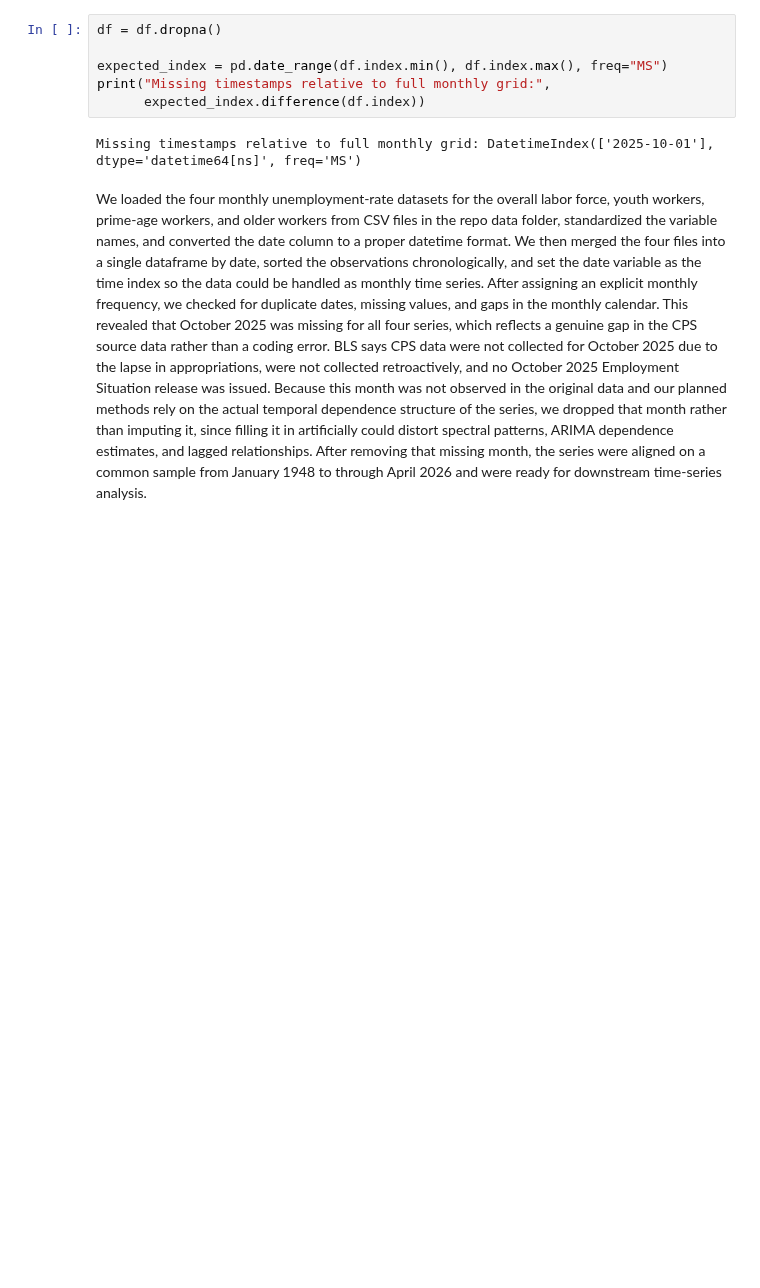
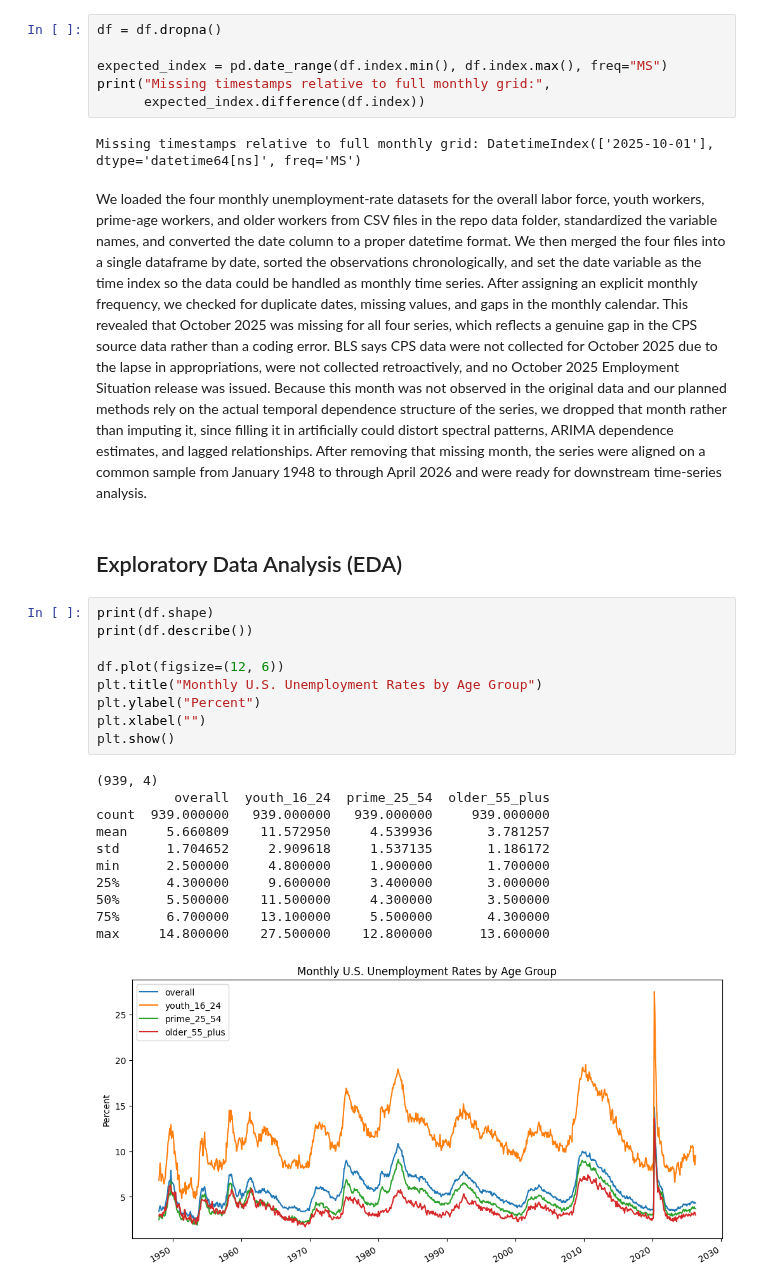
Before and after one commit to grantzhou23/STAT-248-Final-Project, a Jupyter notebook: Code/reproducible analysis.ipynb, the cells around one changed output. Cells and saved outputs as stored; diff of their text form; blank space fills up the shorter version.

```diff
--- a/Code/reproducible analysis.ipynb
+++ b/Code/reproducible analysis.ipynb
@@ -138,3 +130,26 @@ print("Missing timestamps relative to full monthly grid:",
 Missing timestamps relative to full monthly grid: DatetimeIndex(['2025-10-01'], dtype='datetime64[ns]', freq='MS')
 # %% [markdown]
 We loaded the four monthly unemployment-rate datasets for the overall labor force, youth workers, prime-age workers, and older workers from CSV files in the repo data folder, standardized the variable names, and converted the date column to a proper datetime format. We then merged the four files into a single dataframe by date, sorted the observations chronologically, and set the date variable as the time index so the data could be handled as monthly time series. After assigning an explicit monthly frequency, we checked for duplicate dates, missing values, and gaps in the monthly calendar. This revealed that October 2025 was missing for all four series, which reflects a genuine gap in the CPS source data rather than a coding error. BLS says CPS data were not collected for October 2025 due to the lapse in appropriations, were not collected retroactively, and no October 2025 Employment Situation release was issued. Because this month was not observed in the original data and our planned methods rely on the actual temporal dependence structure of the series, we dropped that month rather than imputing it, since filling it in artificially could distort spectral patterns, ARIMA dependence estimates, and lagged relationships. After removing that missing month, the series were aligned on a common sample from January 1948 to through April 2026 and were ready for downstream time-series analysis.
+# %% [markdown]
+## Exploratory Data Analysis (EDA)
+# %%
+print(df.shape)
+print(df.describe())
+
+df.plot(figsize=(12, 6))
+plt.title("Monthly U.S. Unemployment Rates by Age Group")
+plt.ylabel("Percent")
+plt.xlabel("")
+plt.show()
+# %% [output]
+(939, 4)
+          overall  youth_16_24  prime_25_54  older_55_plus
+count  939.000000   939.000000   939.000000     939.000000
+mean     5.660809    11.572950     4.539936       3.781257
+std      1.704652     2.909618     1.537135       1.186172
+min      2.500000     4.800000     1.900000       1.700000
+25%      4.300000     9.600000     3.400000       3.000000
+50%      5.500000    11.500000     4.300000       3.500000
+75%      6.700000    13.100000     5.500000       4.300000
+max     14.800000    27.500000    12.800000      13.600000
+[figure, added]
```
Also changed, not shown: parts of 31 cells of this notebook, 28 other files.
